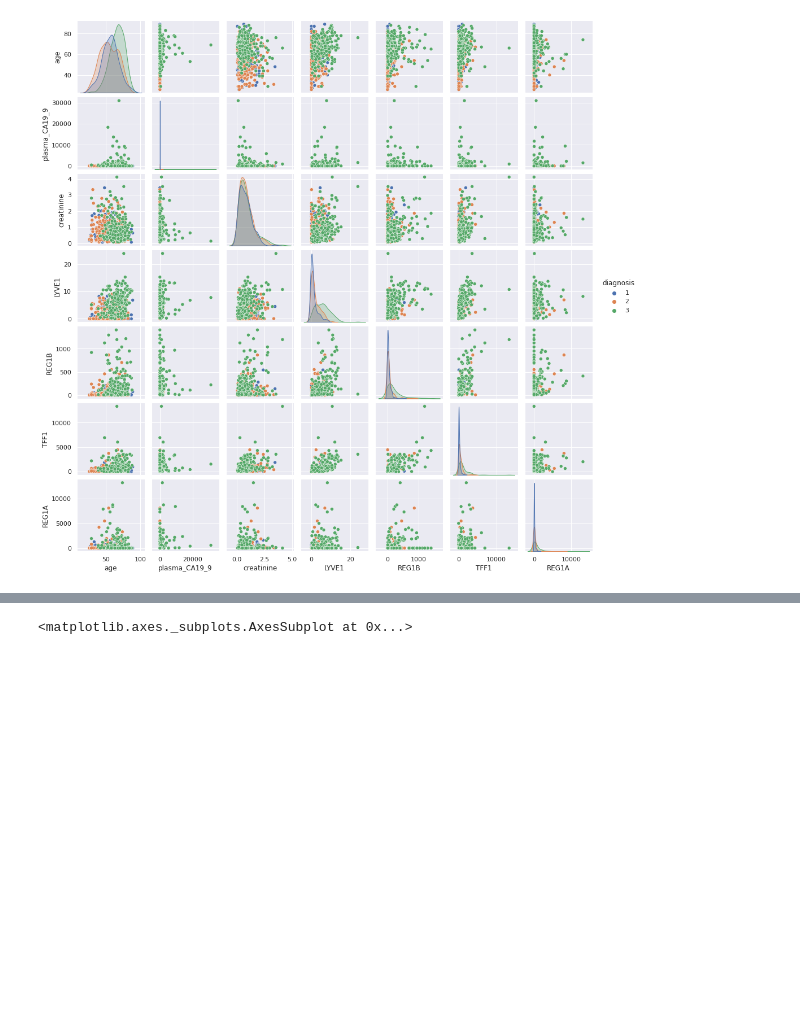
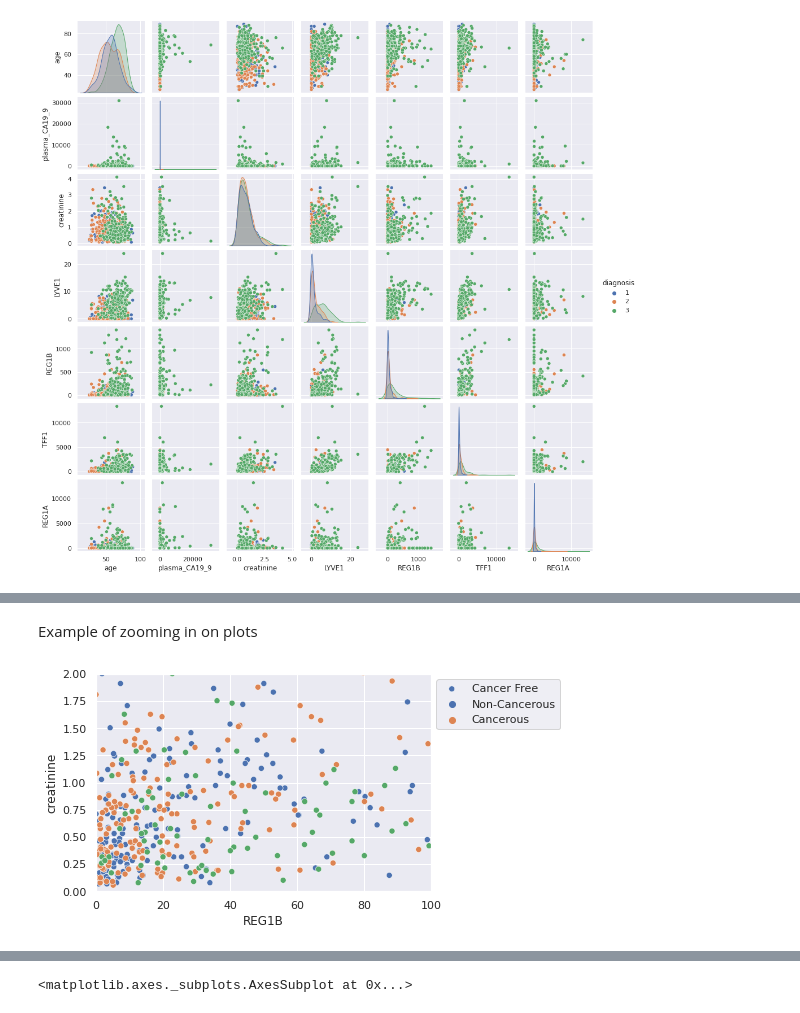
Before and after one commit to IndraniMandal/New-Revisions, a Jupyter notebook: Exploratory_analysis_Pancreatic_Cancer.ipynb, the cells around one changed output, grey strips where cells are left out. Cells and saved outputs as stored; diff of their text form; code cells hidden in the pictures; blank space fills up the shorter version.

```diff
--- a/Exploratory_analysis_Pancreatic_Cancer.ipynb
+++ b/Exploratory_analysis_Pancreatic_Cancer.ipynb
@@ -169,0 +214,10 @@ sns.pairplot(df, hue= 'diagnosis', height=2, palette="deep")
+# %% [markdown]
+Example of zooming in on plots
+# %%
+sns.scatterplot(data = df, x = 'REG1B' , y = "creatinine", hue = 'diagnosis' , palette = 'deep')
+plt.legend(labels=["Cancer Free","Non-Cancerous", "Cancerous"], loc = 2, bbox_to_anchor = (1,1))
+plt.ylim(0, 2)
+plt.xlim(0, 100)
+plt.show()
+# %% [output]
+[figure, added]
```
Also changed, not shown: parts of 14 cells of this notebook.
